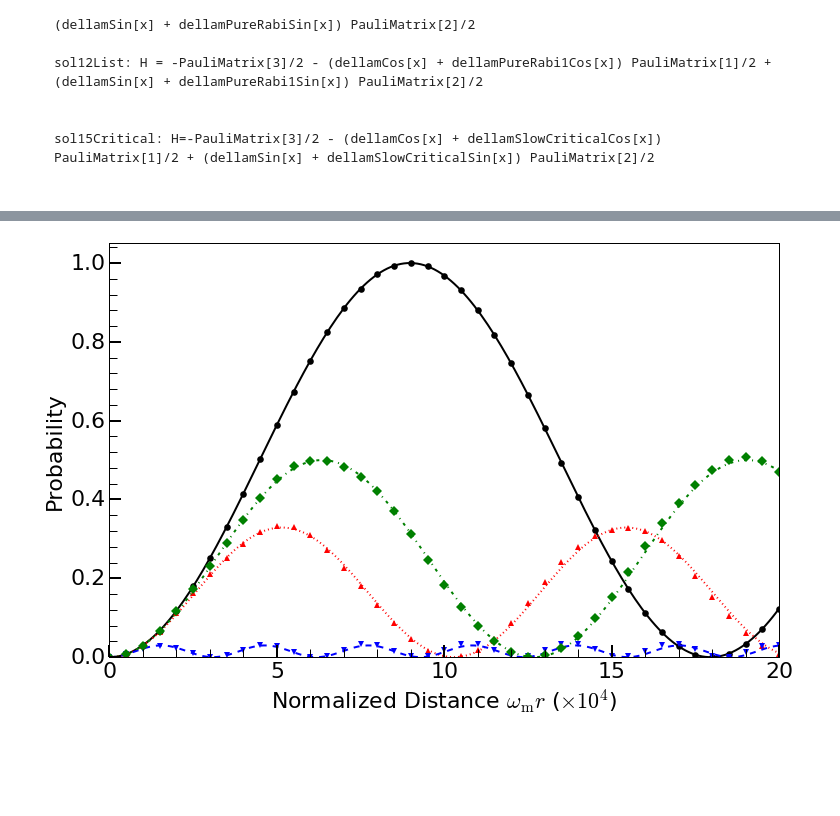
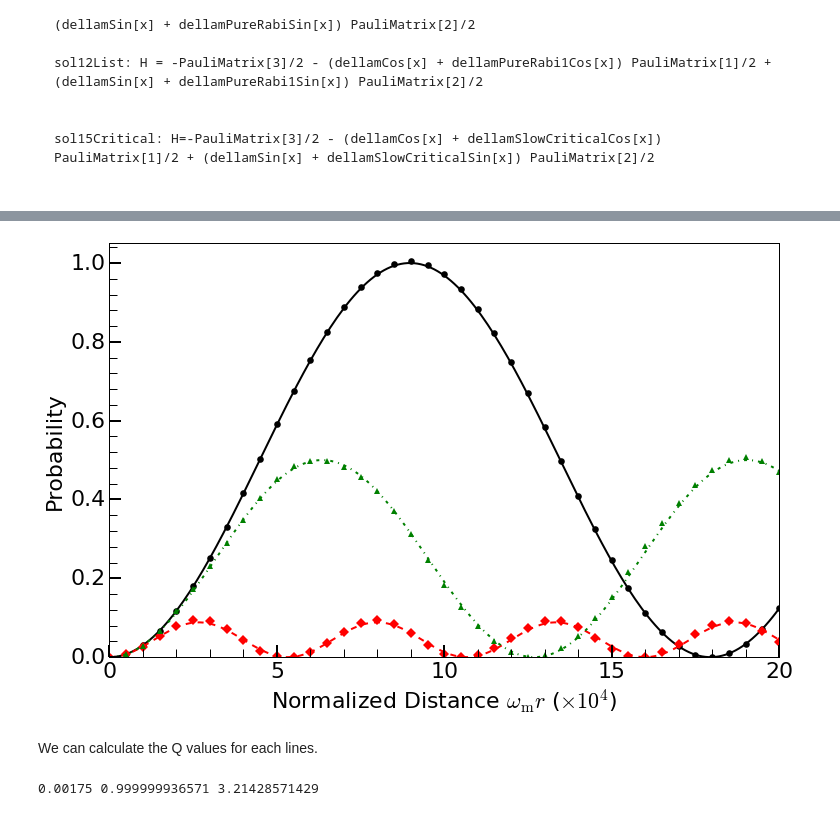
Before and after one commit to emptymalei/rabi-neutrino-oscillations, a Jupyter notebook: data/plots.ipynb, the cells around one changed output, grey strips where cells are left out. Cells and saved outputs as stored; diff of their text form; code cells hidden in the pictures; blank space fills up the shorter version.

```diff
--- a/data/plots.ipynb
+++ b/data/plots.ipynb
@@ -301,26 +385,41 @@ sol11 = np.transpose( np.genfromtxt ('interference/sol11List-a1-a2-0.000035-0.01
 theory11 = np.transpose( np.genfromtxt ('interference/theory11List-a1-a2-0.000035-0.01-k1-k2-1-0.01.csv', delimiter=",") )
 
 ##
-sol12 = np.transpose( np.genfromtxt ('interference/sol12List-a1-a2-0.000035-0.02-k1-k2-1-0.01.csv', delimiter=",") )
-theory12 = np.transpose( np.genfromtxt ('interference/theory12List-a1-a2-0.000035-0.02-k1-k2-1-0.01.csv', delimiter=",") )
+sol12 = np.transpose( np.genfromtxt ('interference/sol12List-a1-a2-0.000035-0.00035-k1-k2-1-0.01.csv', delimiter=",") )
+theory12 = np.transpose( np.genfromtxt ('interference/theory12List-a1-a2-0.000035-0.00035-k1-k2-1-0.01.csv', delimiter=",") )
 
 ##
 sol15Crit = np.transpose( np.genfromtxt ('interference/sol15List-a2-0.0083666-k2-0.01.csv', delimiter=",") )
 theory15Crit = np.transpose( np.genfromtxt ('interference/theory15List-a2-0.0083666-k2-0.01.csv', delimiter=",") )
+
+##
+sol14 = np.transpose( np.genfromtxt ('interference/sol14List-a1-a2-0.000035-0.015-k1-k2-1-0.01.csv', delimiter=",") )
+theory14 = np.transpose( np.genfromtxt ('interference/theory14List-a1-a2-0.000035-0.015-k1-k2-1-0.01.csv', delimiter=",") )
 # %%
 interference, interferenceax = plt.subplots()
 
 dashes1 = [5,2,10,5] # 5 points on, 2 off, 3 on, 1 off
 
-interferenceplt = plt.plot(sol10[0][0::5],sol10[1][0::5],'ko',\
-                         theory10[0],theory10[1],'k-', \
-                         sol11[0][0::5],sol11[1][0::5],'r^',\
-                         theory11[0],theory11[1],'r:', \
-                         sol12[0][0::5],sol12[1][0::5],'bv',\
-                         theory12[0], theory12[1],'b--',\
-                         sol15Crit[0][0::5],sol15Crit[1][0::5],'gD',\
+# interferenceplt = plt.plot(sol10[0][0::5],sol10[1][0::5],'ko',\
+#                          theory10[0],theory10[1],'k-', \
+#                          sol11[0][0::5],sol11[1][0::5],'r^',\
+#                          theory11[0],theory11[1],'r:', \
+#                          sol12[0][0::5],sol12[1][0::5],'bv',\
+#                          theory12[0], theory12[1],'b--',\
+#                          sol15Crit[0][0::5],sol15Crit[1][0::5],'gD',\
+#                          theory15Crit[0], theory15Crit[1],'g-.',\
+#                          markersize=ftsz*0.3, linewidth=2, fillstyle='full', markeredgecolor='red', markeredgewidth=0.0)
+
+interferenceplt = plt.plot(sol12[0][0::5],sol12[1][0::5],'ko',\
+                         theory12[0],theory12[1],'k-', \
+                         sol14[0][0::5],sol14[1][0::5],'rD',\
+                         theory14[0],theory14[1],'r--', \
+#                          sol12[0][0::5],sol12[1][0::5],'bv',\
+#                          theory12[0], theory12[1],'b--',\
+                         sol15Crit[0][0::5],sol15Crit[1][0::5],'g^',\
                          theory15Crit[0], theory15Crit[1],'g-.',\
                          markersize=ftsz*0.3, linewidth=2, fillstyle='full', markeredgecolor='red', markeredgewidth=0.0)
+
 plt.xlabel('Normalized Distance $\omega_{\mathrm{m}}r$ ($\\times 10^4$)', fontsize=ftsz)
 plt.ylabel('Probability', fontsize=ftsz)
 plt.ylim([0,1.05])
@@ -331,31 +430,41 @@ plt.xlim([0,200000])
 #interferenceax.ticklabel_format(axis='x', style='sci', scilimits=(-2,1))
 
 interferenceax.tick_params('both', length=12, width=2, which='major', labelsize=ftsz, top='off', right='off')
 interferenceax.tick_params('both', length=8, width=1, which='minor', labelsize=ftsz, top='off', right='off')
 
 interferencemajorLocator = MultipleLocator(50000)
 interferencemajorFormatter = FormatStrFormatter('%.2e')
 interferenceminorLocator = MultipleLocator(10000)
 
 interferencemajorLocatory = MultipleLocator(0.2)
 interferencemajorFormattery = FormatStrFormatter('%0.1f')
 interferenceminorLocatory = MultipleLocator(0.04)
 
 
 interferenceax.xaxis.set_major_locator(interferencemajorLocator)
 interferenceax.xaxis.set_major_formatter(interferencemajorFormatter)
 
 interferenceax.yaxis.set_major_locator(interferencemajorLocatory)
 interferenceax.yaxis.set_major_formatter(interferencemajorFormattery)
 
 # xlabels = [item.get_text() for item in interferenceax.get_xticklabels()]
 interferencexlabels = ['', '0','5','10','15','20']
 interferenceax.set_xticklabels(interferencexlabels)
 
 # for the minor ticks, use no labels; default NullFormatter
 interferenceax.xaxis.set_minor_locator(interferenceminorLocator)
 interferenceax.yaxis.set_minor_locator(interferenceminorLocatory)
 
 plt.savefig('interference-reduction.pdf',bbox_inches='tight')
 # %% [output]
-[figure, old version]
+[figure, new version]
+# %% [markdown]
+We can calculate the Q values for each lines.
+# %%
+qvalue1 = 0.00035**2/(2*0.000035)
+qvalue2 = 0.0083666**2/(2*0.000035)
+qvalue3 = 0.015**2/(2*0.000035)
+
+print qvalue1, qvalue2, qvalue3
+# %% [output]
+0.00175 0.999999936571 3.21428571429
```
Also changed, not shown: parts of 5 cells of this notebook, 8 other files.
